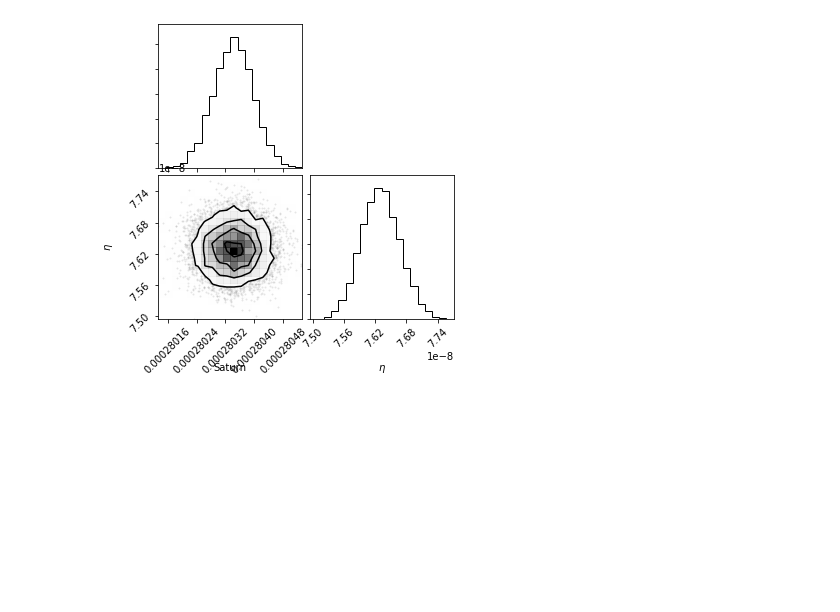
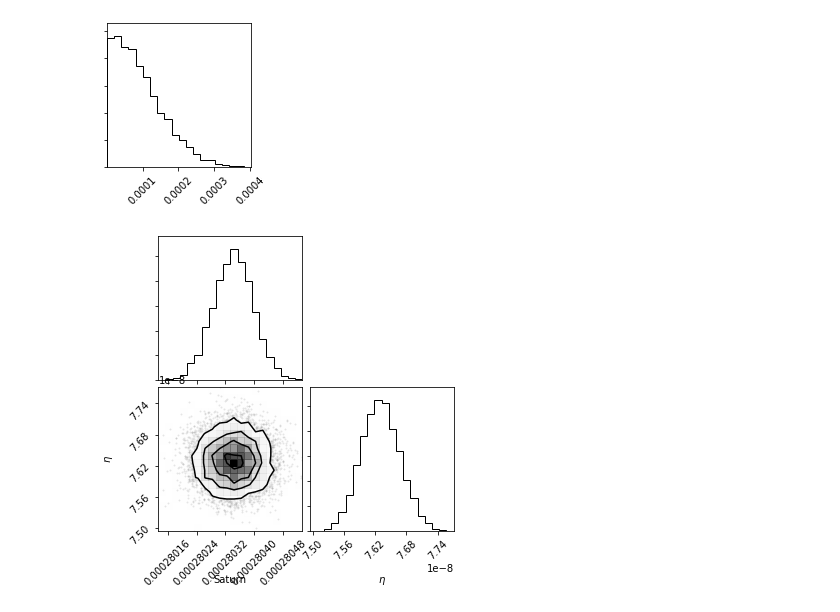
Before and after one commit to MDAddario/invisoplanet_detection, a Jupyter notebook: Running_MCMC.ipynb, the cells around one changed output. Drawn from its saved outputs; the diff is of its cells as text; code cells hidden in the pictures; blank space fills up the shorter version.

```diff
--- a/Running_MCMC.ipynb
+++ b/Running_MCMC.ipynb
@@ -60,3 +87,7 @@ WARNING:root:Too few points to create valid contours
+# %%
+fig_SUN_JUP_no_eta = corner.corner(flat_SUN_JUP_no_eta)
+# %% [output]
+[figure, added]
 # %%
 samples_SUN_JUP_sat, flat_SUN_JUP_sat = run_MCMC("invisoplanet_detection/data/sun_jup_sat_2_1_1.json", 2, 1, 2)
 # %%
```
Also changed, not shown: parts of 12 cells of this notebook.
